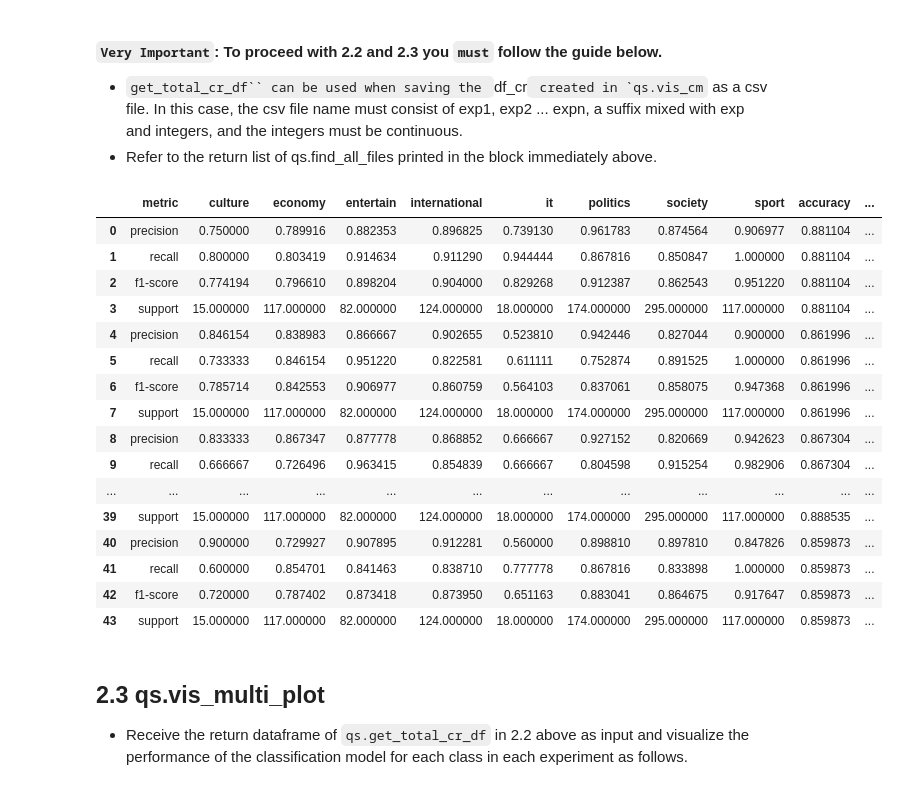
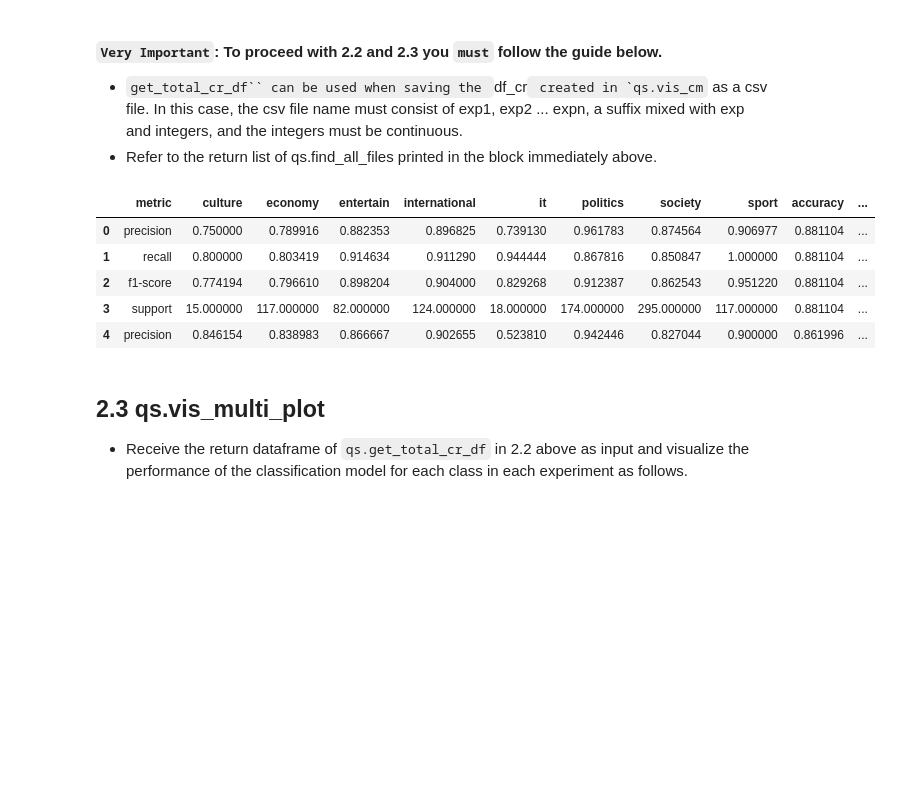
Before and after one commit to DSDanielPark/quick-show, a Jupyter notebook: tutorial/tutorial.ipynb, the cells around one changed output. Saved outputs shown, nothing was run; the diff lists cells and outputs as text; code cells hidden in the pictures; blank space fills up the shorter version.

```diff
--- a/tutorial/tutorial.ipynb
+++ b/tutorial/tutorial.ipynb
@@ -165,26 +170,15 @@ qs.find_all_files(top_folder_path, 'metirc.csv')
 - `get_total_cr_df`` can be used when saving the `df_cr`` created in `qs.vis_cm`` as a csv file. In this case, the csv file name must consist of exp1, exp2 ... expn, a suffix mixed with exp and integers, and the integers must be continuous.
 - Refer to the return list of qs.find_all_files printed in the block immediately above.
 # %%
-df = qs.get_total_cr_df(top_folder_path, 'metirc.csv', 'df_total_metric.csv')
-df
+total_cr_Df = qs.get_total_cr_df(top_folder_path, 'metirc.csv', 'df_total_metric.csv')
+total_cr_Df.head()
 # %% [output]
 |  | metric | culture | economy | entertain | international | it | politics | society | sport | accuracy | ... |
 | 0 | precision | 0.750000 | 0.789916 | 0.882353 | 0.896825 | 0.739130 | 0.961783 | 0.874564 | 0.906977 | 0.881104 | ... |
 | 1 | recall | 0.800000 | 0.803419 | 0.914634 | 0.911290 | 0.944444 | 0.867816 | 0.850847 | 1.000000 | 0.881104 | ... |
 | 2 | f1-score | 0.774194 | 0.796610 | 0.898204 | 0.904000 | 0.829268 | 0.912387 | 0.862543 | 0.951220 | 0.881104 | ... |
 | 3 | support | 15.000000 | 117.000000 | 82.000000 | 124.000000 | 18.000000 | 174.000000 | 295.000000 | 117.000000 | 0.881104 | ... |
 | 4 | precision | 0.846154 | 0.838983 | 0.866667 | 0.902655 | 0.523810 | 0.942446 | 0.827044 | 0.900000 | 0.861996 | ... |
-| 5 | recall | 0.733333 | 0.846154 | 0.951220 | 0.822581 | 0.611111 | 0.752874 | 0.891525 | 1.000000 | 0.861996 | ... |
-| 6 | f1-score | 0.785714 | 0.842553 | 0.906977 | 0.860759 | 0.564103 | 0.837061 | 0.858075 | 0.947368 | 0.861996 | ... |
-| 7 | support | 15.000000 | 117.000000 | 82.000000 | 124.000000 | 18.000000 | 174.000000 | 295.000000 | 117.000000 | 0.861996 | ... |
-| 8 | precision | 0.833333 | 0.867347 | 0.877778 | 0.868852 | 0.666667 | 0.927152 | 0.820669 | 0.942623 | 0.867304 | ... |
-| 9 | recall | 0.666667 | 0.726496 | 0.963415 | 0.854839 | 0.666667 | 0.804598 | 0.915254 | 0.982906 | 0.867304 | ... |
-| ... | ... | ... | ... | ... | ... | ... | ... | ... | ... | ... | ... |
-| 39 | support | 15.000000 | 117.000000 | 82.000000 | 124.000000 | 18.000000 | 174.000000 | 295.000000 | 117.000000 | 0.888535 | ... |
-| 40 | precision | 0.900000 | 0.729927 | 0.907895 | 0.912281 | 0.560000 | 0.898810 | 0.897810 | 0.847826 | 0.859873 | ... |
-| 41 | recall | 0.600000 | 0.854701 | 0.841463 | 0.838710 | 0.777778 | 0.867816 | 0.833898 | 1.000000 | 0.859873 | ... |
-| 42 | f1-score | 0.720000 | 0.787402 | 0.873418 | 0.873950 | 0.651163 | 0.883041 | 0.864675 | 0.917647 | 0.859873 | ... |
-| 43 | support | 15.000000 | 117.000000 | 82.000000 | 124.000000 | 18.000000 | 174.000000 | 295.000000 | 117.000000 | 0.859873 | ... |
 # %%
 # Print qs.utils.rcparam to see useful plt rcparam options.
 plt.style.use('tableau-colorblind10')
```
Also changed, not shown: parts of 19 cells of this notebook.
